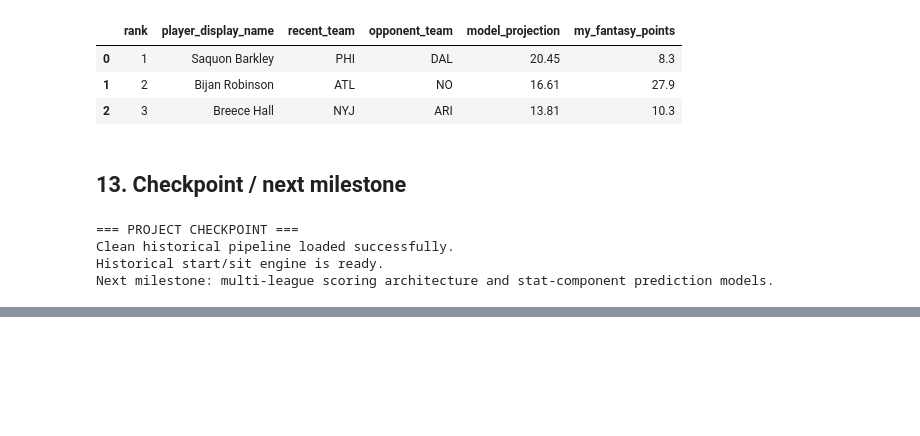
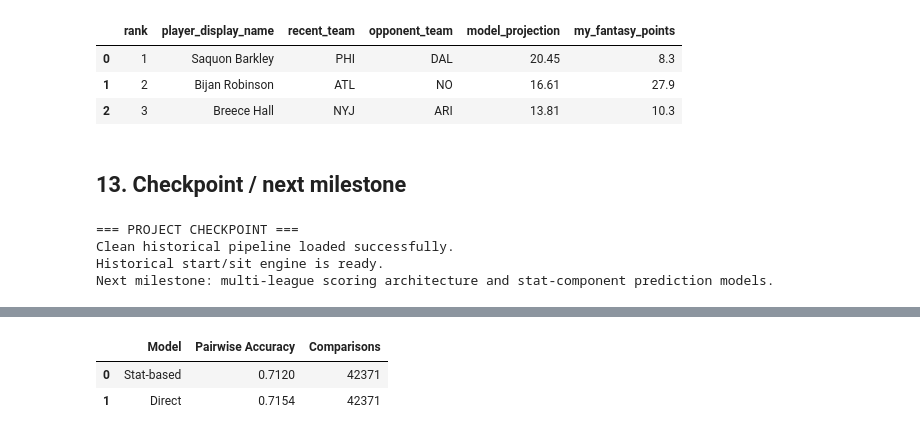
Before and after one commit to scorchbot/fantasy-football-picker, a Jupyter notebook: Fantasy_Football_Picker_Clean.ipynb, the cells around one changed output, grey strips where cells are left out. Saved outputs shown, nothing was run; the diff lists cells and outputs as text; code cells hidden in the pictures; blank space fills up the shorter version.

```diff
--- a/Fantasy_Football_Picker_Clean.ipynb
+++ b/Fantasy_Football_Picker_Clean.ipynb
@@ -1884,0 +2564,64 @@ Next milestone: multi-league scoring architecture and stat-component prediction
+# %%
+# ============================================================
+# COMPARE RB START/SIT RANKING ACCURACY
+# STAT-BASED VS DIRECT MODEL
+# ============================================================
+
+import itertools
+
+pairwise_results = []
+
+for model_name, projection_col in [
+    ('Stat-based', 'stat_based_projection'),
+    ('Direct', 'direct_projection')
+]:
+
+    correct = 0
+    total = 0
+
+    for week, group in rb_stat_predictions.groupby('week'):
+
+        rows = group.to_dict('records')
+
+        for a, b in itertools.combinations(rows, 2):
+
+            # Ignore exact ties in actual scoring
+            if (
+                a['my_fantasy_points']
+                == b['my_fantasy_points']
+            ):
+                continue
+
+            predicted_winner = (
+                'a'
+                if a[projection_col]
+                > b[projection_col]
+                else 'b'
+            )
+
+            actual_winner = (
+                'a'
+                if a['my_fantasy_points']
+                > b['my_fantasy_points']
+                else 'b'
+            )
+
+            if predicted_winner == actual_winner:
+                correct += 1
+
+            total += 1
+
+    pairwise_results.append({
+        'Model': model_name,
+        'Pairwise Accuracy': round(
+            correct / total,
+            4
+        ),
+        'Comparisons': total
+    })
+
+pd.DataFrame(pairwise_results)
+# %% [output]
+|  | Model | Pairwise Accuracy | Comparisons |
+| 0 | Stat-based | 0.7120 | 42371 |
+| 1 | Direct | 0.7154 | 42371 |
```
Also changed, not shown: parts of 11 cells of this notebook.
